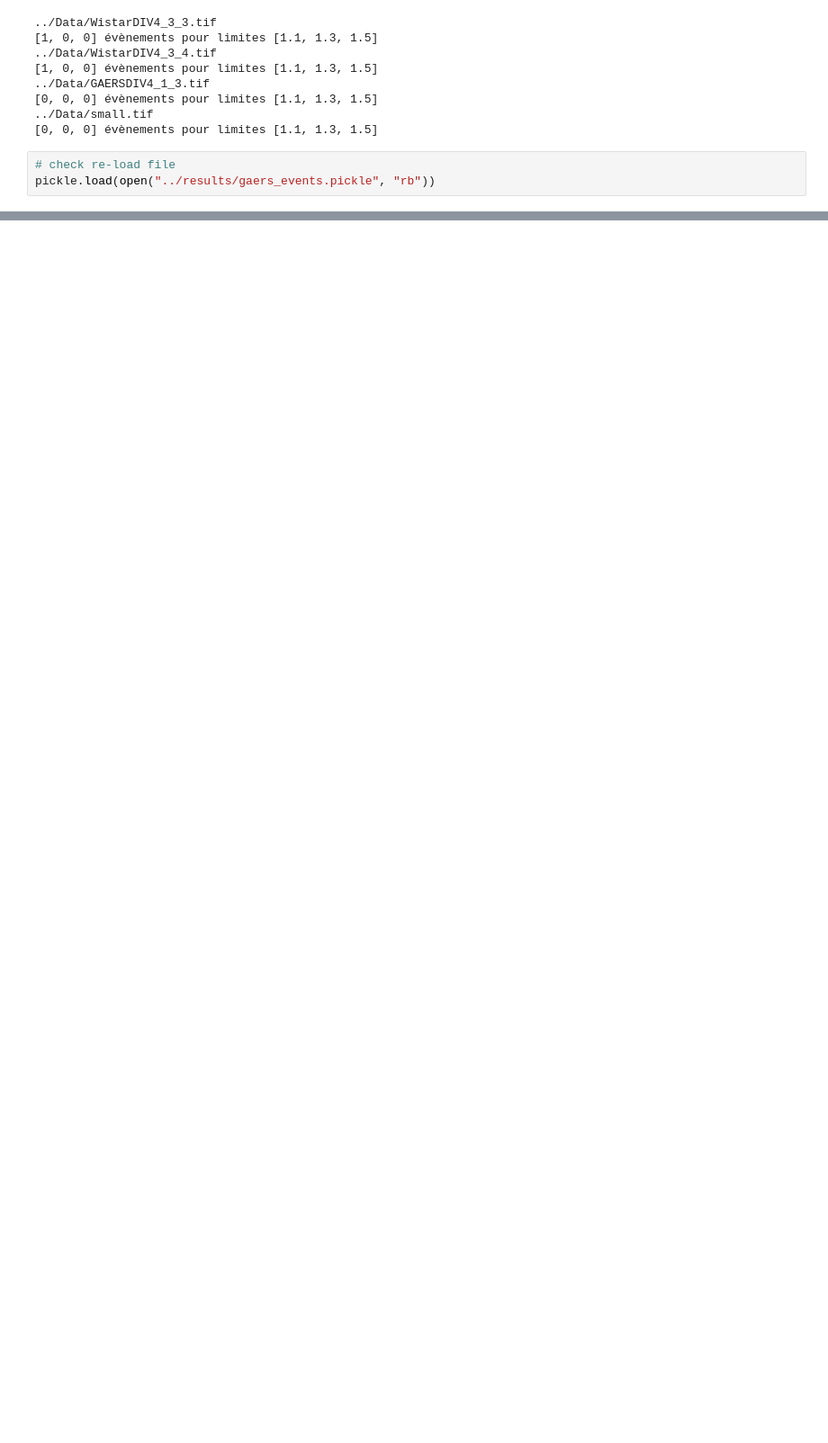
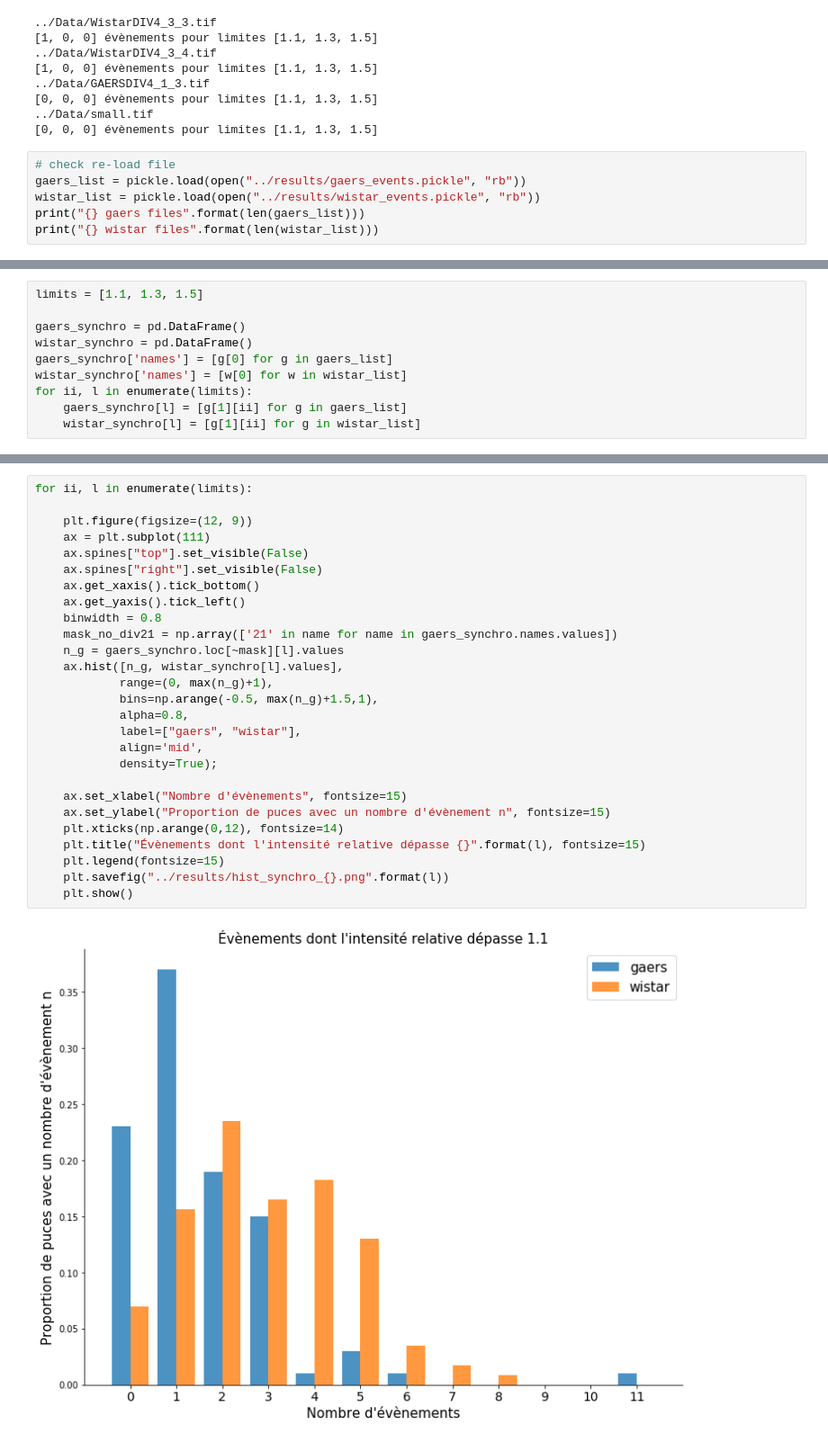
Before and after one commit to vuillaut/neuronDetector, a Jupyter notebook: scripts/analyse_csv.ipynb, the cells around one changed output, grey strips where cells are left out. Shown at 90% size. Saved outputs shown, nothing was run; the diff lists cells and outputs as text; blank space fills up the shorter version.

Commit message:
adding results on synchroneous events

```diff
--- a/scripts/analyse_csv.ipynb
+++ b/scripts/analyse_csv.ipynb
@@ -183,5 +183,8 @@ with open("../results/wistar_events.pickle", mode='wb') as file:
 [0, 0, 0] évènements pour limites [1.1, 1.3, 1.5]
 # %%
 # check re-load file
-pickle.load(open("../results/gaers_events.pickle", "rb"))
+gaers_list = pickle.load(open("../results/gaers_events.pickle", "rb"))
+wistar_list = pickle.load(open("../results/wistar_events.pickle", "rb"))
+print("{} gaers files".format(len(gaers_list)))
+print("{} wistar files".format(len(wistar_list)))
 # %% [output]
@@ -188,0 +193,10 @@ pickle.load(open("../results/gaers_events.pickle", "rb"))
+# %%
+limits = [1.1, 1.3, 1.5]
+
+gaers_synchro = pd.DataFrame()
+wistar_synchro = pd.DataFrame()
+gaers_synchro['names'] = [g[0] for g in gaers_list]
+wistar_synchro['names'] = [w[0] for w in wistar_list]
+for ii, l in enumerate(limits):
+    gaers_synchro[l] = [g[1][ii] for g in gaers_list]
+    wistar_synchro[l] = [g[1][ii] for g in wistar_list]
@@ -188,0 +227,29 @@ pickle.load(open("../results/gaers_events.pickle", "rb"))
+# %%
+for ii, l in enumerate(limits):
+
+    plt.figure(figsize=(12, 9))
+    ax = plt.subplot(111)
+    ax.spines["top"].set_visible(False)
+    ax.spines["right"].set_visible(False)
+    ax.get_xaxis().tick_bottom()
+    ax.get_yaxis().tick_left()
+    binwidth = 0.8
+    mask_no_div21 = np.array(['21' in name for name in gaers_synchro.names.values])
+    n_g = gaers_synchro.loc[~mask][l].values
+    ax.hist([n_g, wistar_synchro[l].values],
+            range=(0, max(n_g)+1),
+            bins=np.arange(-0.5, max(n_g)+1.5,1),
+            alpha=0.8,
+            label=["gaers", "wistar"],
+            align='mid',
+            density=True);
+
+    ax.set_xlabel("Nombre d'évènements", fontsize=15)
+    ax.set_ylabel("Proportion de puces avec un nombre d'évènement n", fontsize=15)
+    plt.xticks(np.arange(0,12), fontsize=14)
+    plt.title("Évènements dont l'intensité relative dépasse {}".format(l), fontsize=15)
+    plt.legend(fontsize=15)
+    plt.savefig("../results/hist_synchro_{}.png".format(l))
+    plt.show()
+# %% [output]
+[figure, added]
```
Also changed, not shown: parts of 4 cells of this notebook, 3 other files.
